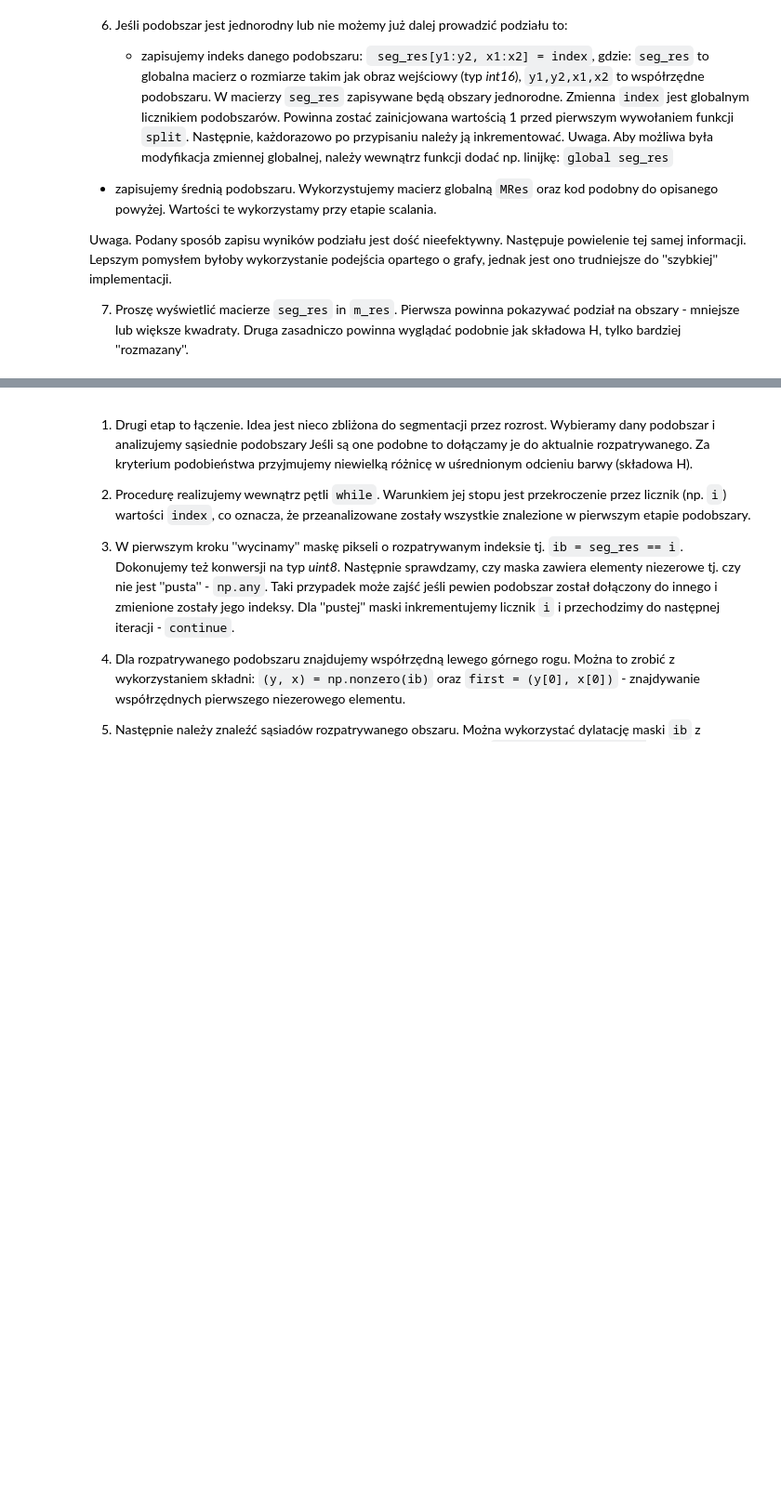
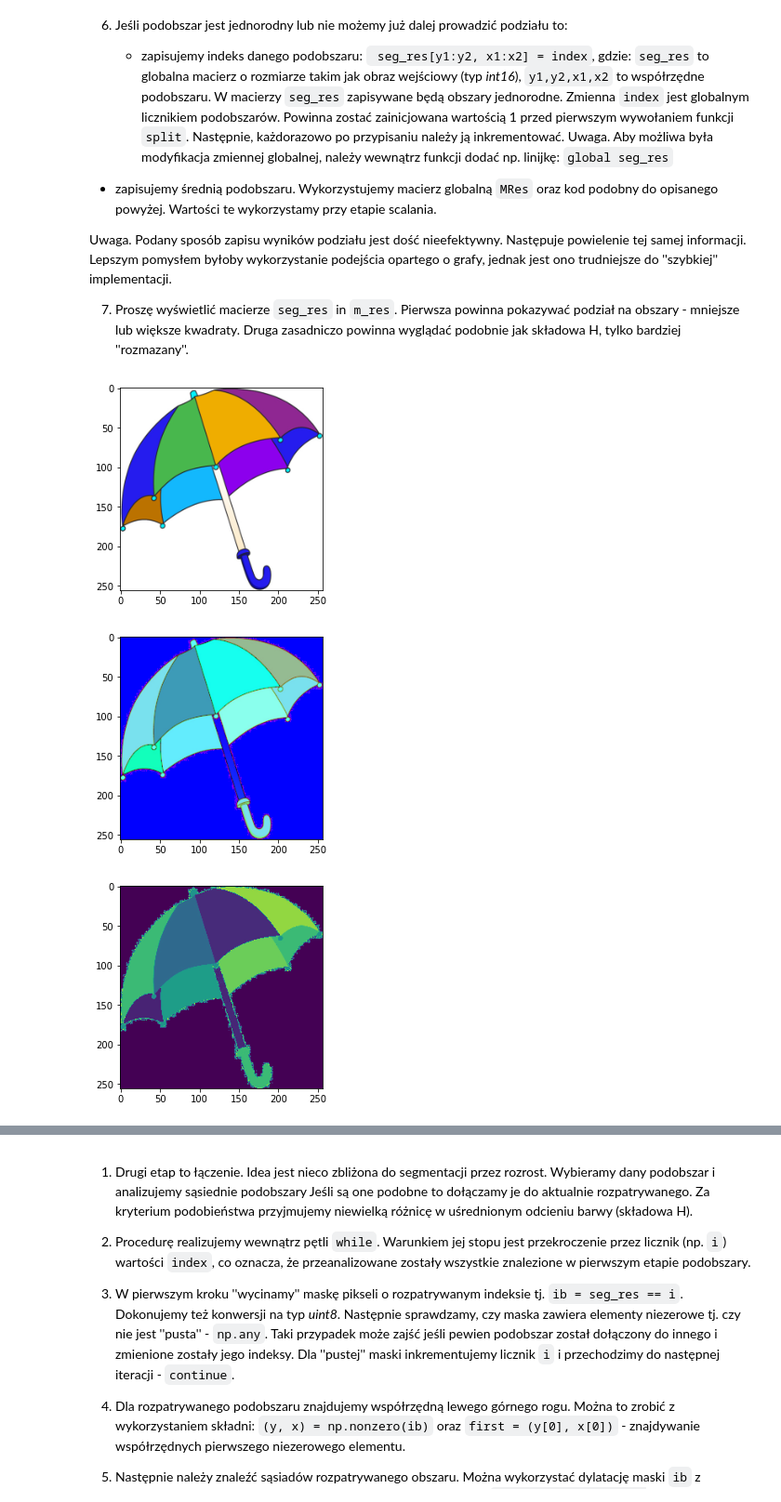
Before and after one commit to RysiekPrecikowski/WDCPO, a Jupyter notebook: sem6/lab3/10_segmentation.ipynb, the cells around one changed output, grey strips where cells are left out. Shown at 93% size. Cells and saved outputs as stored; diff of their text form; code cells hidden in the pictures; blank space fills up the shorter version.

```diff
--- a/sem6/lab3/10_segmentation.ipynb
+++ b/sem6/lab3/10_segmentation.ipynb
@@ -238,9 +310,25 @@ Ma on za zadanie tylko zilustrować koncepcję tej metody segmentacji.
 7. Proszę wyświetlić macierze `seg_res` in `m_res`. Pierwsza powinna pokazywać podział na obszary - mniejsze lub większe kwadraty. Druga zasadniczo powinna wyglądać podobnie jak składowa H, tylko bardziej ''rozmazany''.
 # %%
 import os
-import cv2
+from cv2 import cv2
 import matplotlib.pyplot as plt
 import numpy as np
 
 if not os.path.exists("umbrella.png") :
     !wget https://raw.githubusercontent.com/vision-agh/poc_sw/master/12_Segmentation/umbrella.png --no-check-certificate
+
+umbrella = cv2.imread('umbrella.png', cv2.COLOR_BGR2RGB)
+plt.imshow(umbrella)
+plt.show()
+
+umbrella_hsv = cv2.cvtColor(umbrella, cv2.COLOR_RGB2HSV)
+plt.imshow(umbrella_hsv)
+plt.show()
+
+umbrella_h = umbrella_hsv[:, :, 0]
+plt.imshow(umbrella_h)
+plt.show()
+# %% [output]
+[figure, added]
+[figure, added]
+[figure, added]
```
Also changed, not shown: parts of 5 cells of this notebook.
